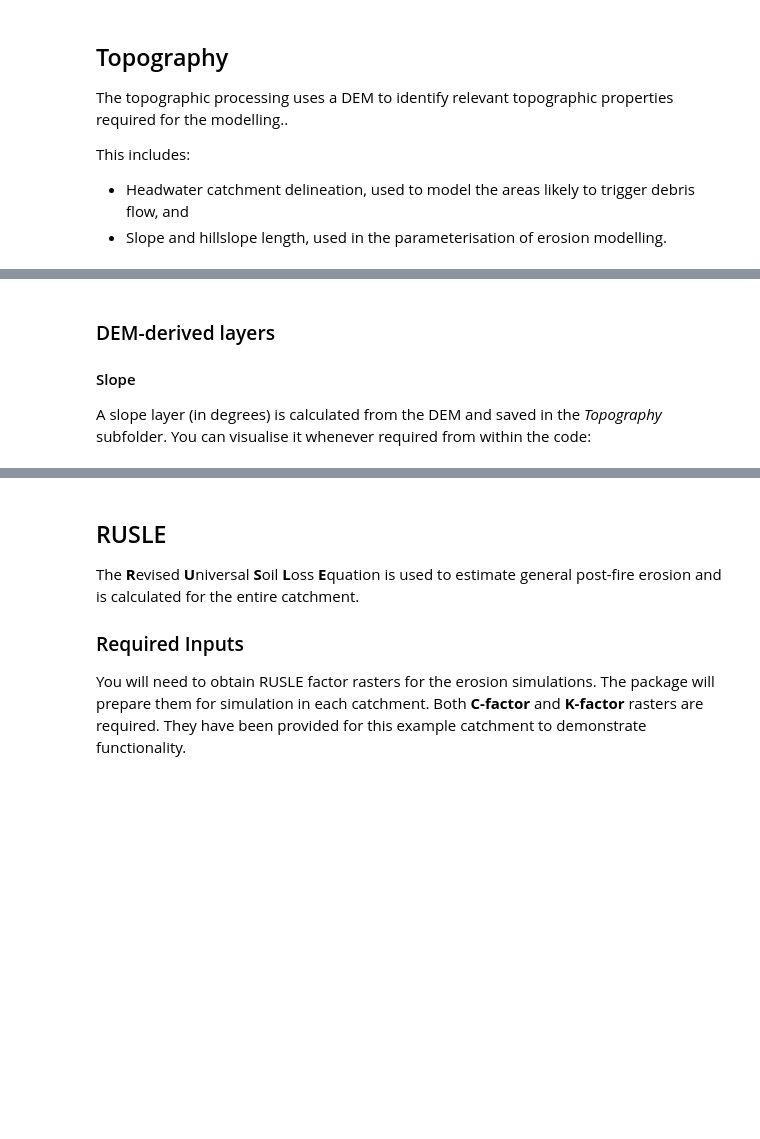
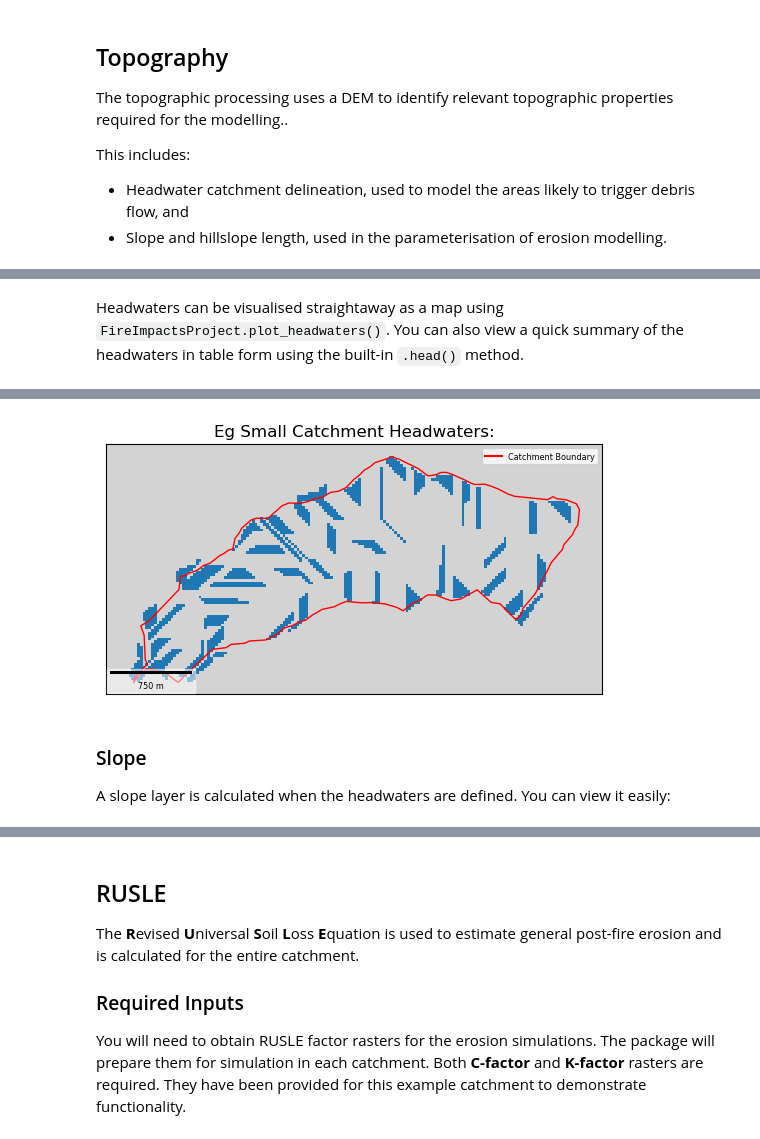
Before and after one commit to mosaic-insights/WaterRA_Bushfire_Modeling, a Jupyter notebook: examples/PrepareData.ipynb, the cells around one changed output, grey strips where cells are left out. Cells and saved outputs as stored; diff of their text form; code cells hidden in the pictures; blank space fills up the shorter version.

```diff
--- a/examples/PrepareData.ipynb
+++ b/examples/PrepareData.ipynb
@@ -140,3 +203,9 @@ headwaters = topography.extract_headwaters(proj)
+# %% [markdown]
+Headwaters can be visualised straightaway as a map using `FireImpactsProject.plot_headwaters()`. You can also view a quick summary of the headwaters in table form using the built-in `.head()` method.
 # %%
-# See a snapshot of what the table of headwaters looks like:
+# Plot the raw headwaters to see what they look like:
+proj.plot_headwaters(example_catchment_name)
+
+# See a snapshot of what they look like in tabular form:
 headwaters[example_catchment_name].head()
+# %% [output]
@@ -143,7 +218,5 @@ headwaters[example_catchment_name].head()
+[figure, added]
 # %% [markdown]
-### DEM-derived layers
-
-#### Slope
-
-A slope layer (in degrees) is calculated from the DEM and saved in the *Topography* subfolder. You can visualise it whenever required from within the code:
+### Slope
+A slope layer is calculated when the headwaters are defined. You can view it easily:
 # %%
```
Also changed, not shown: parts of 31 cells of this notebook.
